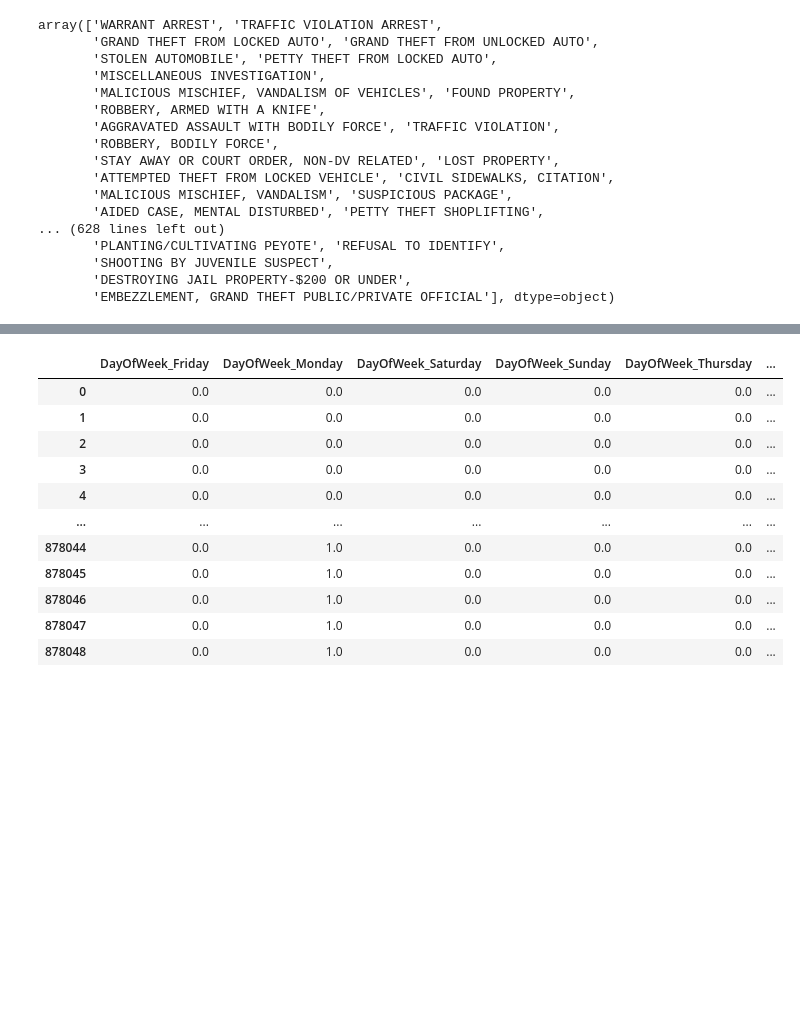
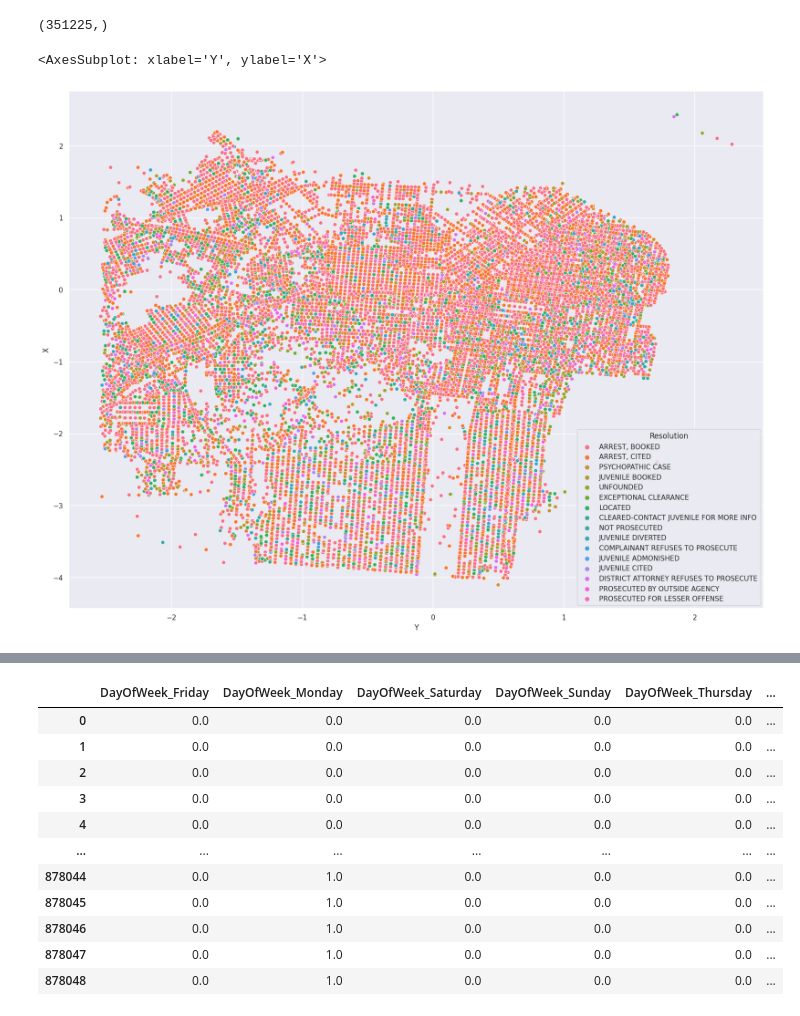
Before and after one commit to GeroVanMi/san-francisco-crime, a Jupyter notebook: src/exploration.ipynb, the cells around one changed output, grey strips where cells are left out. Cells and saved outputs as stored; diff of their text form; code cells hidden in the pictures; blank space fills up the shorter version.

```diff
--- a/src/exploration.ipynb
+++ b/src/exploration.ipynb
@@ -6,25 +9,24 @@ import re
-# %%
-data = pd.read_csv('../data/train.csv')
-
-data['Descript'].unique()
-# %% [output]
-array(['WARRANT ARREST', 'TRAFFIC VIOLATION ARREST',
-       'GRAND THEFT FROM LOCKED AUTO', 'GRAND THEFT FROM UNLOCKED AUTO',
-       'STOLEN AUTOMOBILE', 'PETTY THEFT FROM LOCKED AUTO',
-       'MISCELLANEOUS INVESTIGATION',
-       'MALICIOUS MISCHIEF, VANDALISM OF VEHICLES', 'FOUND PROPERTY',
-       'ROBBERY, ARMED WITH A KNIFE',
-       'AGGRAVATED ASSAULT WITH BODILY FORCE', 'TRAFFIC VIOLATION',
-       'ROBBERY, BODILY FORCE',
-       'STAY AWAY OR COURT ORDER, NON-DV RELATED', 'LOST PROPERTY',
-       'ATTEMPTED THEFT FROM LOCKED VEHICLE', 'CIVIL SIDEWALKS, CITATION',
-       'MALICIOUS MISCHIEF, VANDALISM', 'SUSPICIOUS PACKAGE',
-       'AIDED CASE, MENTAL DISTURBED', 'PETTY THEFT SHOPLIFTING',
-... (628 lines left out)
-       'PLANTING/CULTIVATING PEYOTE', 'REFUSAL TO IDENTIFY',
-       'SHOOTING BY JUVENILE SUSPECT',
-       'DESTROYING JAIL PROPERTY-$200 OR UNDER',
-       'EMBEZZLEMENT, GRAND THEFT PUBLIC/PRIVATE OFFICIAL'], dtype=object)
+# %%
+data = pd.read_csv('../data/train.csv')
+
+# There seems to be invalid data that contains latitude = 90. (Which would be the North Pole)
+data = data[data['Y'] != 90]
+data = data[data['Resolution'] != 'NONE']
+
+print(data['X'].shape)
+
+standard_scaler = StandardScaler()
+x = np.asarray(data['X']).reshape((-1, 1))
+y = np.asarray(data['Y']).reshape((-1, 1))
+data['X'] = StandardScaler().fit_transform(x)
+data['Y'] = StandardScaler().fit_transform(y)
+
+sns.set(rc={'figure.figsize': (20, 15)})
+sns.scatterplot(data, x='Y', y='X', hue='Resolution')
+# %% [output]
+(351225,)
+<AxesSubplot: xlabel='Y', ylabel='X'>
+[figure, added]
 # %%
 data = pd.read_csv('../data/train.csv')
 
```
Also changed, not shown: parts of 2 cells of this notebook, 1 other file.
